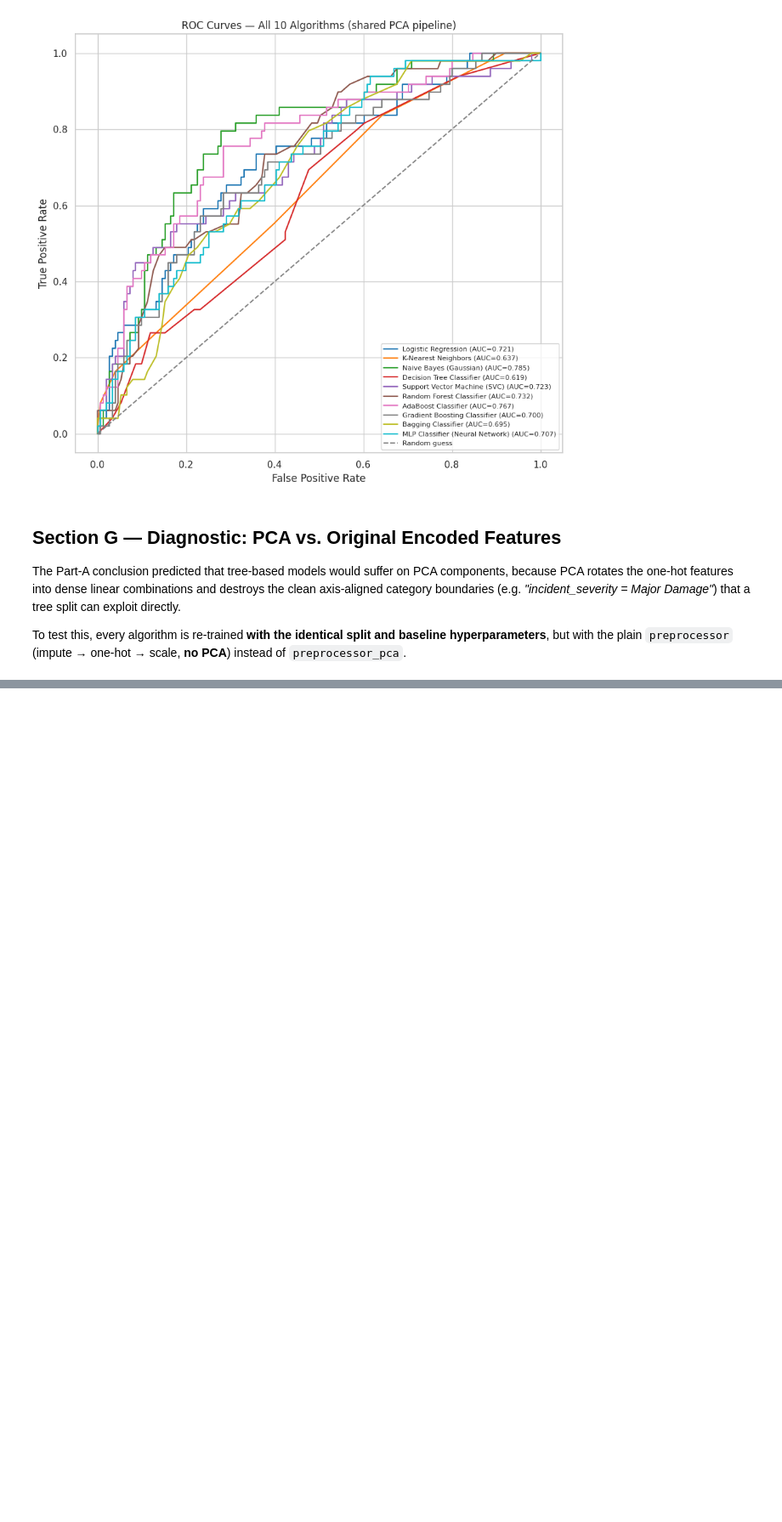
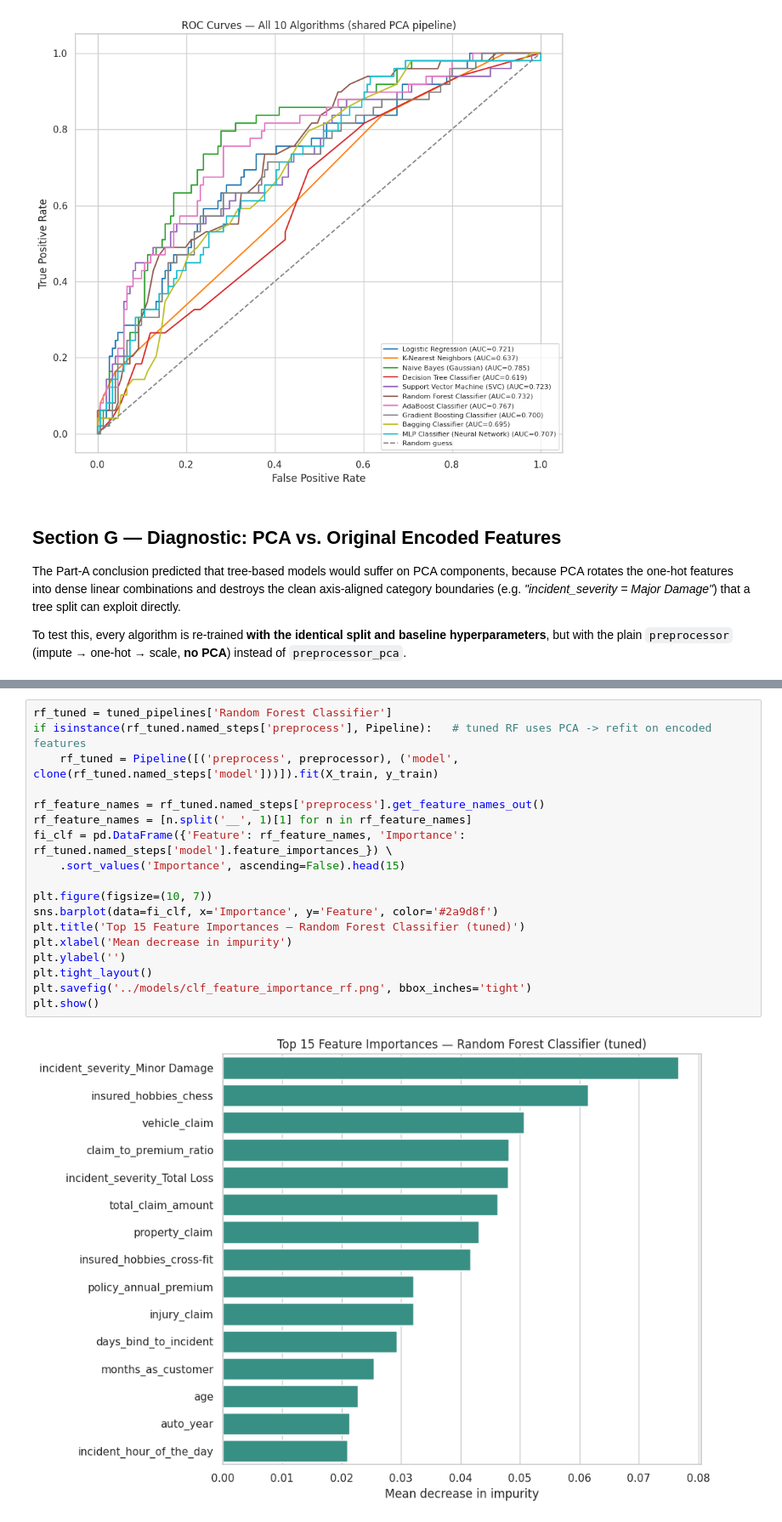
Before and after one commit to GVR2007/AI-risk-analysis, a Jupyter notebook: notebooks/classification.ipynb, the cells around one changed output, grey strips where cells are left out. Shown at 85% size. Drawn from its saved outputs; the diff is of its cells as text; blank space fills up the shorter version.

```diff
--- a/notebooks/classification.ipynb
+++ b/notebooks/classification.ipynb
@@ -755,0 +1002,20 @@ To test this, every algorithm is re-trained **with the identical split and basel
+# %%
+rf_tuned = tuned_pipelines['Random Forest Classifier']
+if isinstance(rf_tuned.named_steps['preprocess'], Pipeline):   # tuned RF uses PCA -> refit on encoded features
+    rf_tuned = Pipeline([('preprocess', preprocessor), ('model', clone(rf_tuned.named_steps['model']))]).fit(X_train, y_train)
+
+rf_feature_names = rf_tuned.named_steps['preprocess'].get_feature_names_out()
+rf_feature_names = [n.split('__', 1)[1] for n in rf_feature_names]
+fi_clf = pd.DataFrame({'Feature': rf_feature_names, 'Importance': rf_tuned.named_steps['model'].feature_importances_}) \
+    .sort_values('Importance', ascending=False).head(15)
+
+plt.figure(figsize=(10, 7))
+sns.barplot(data=fi_clf, x='Importance', y='Feature', color='#2a9d8f')
+plt.title('Top 15 Feature Importances — Random Forest Classifier (tuned)')
+plt.xlabel('Mean decrease in impurity')
+plt.ylabel('')
+plt.tight_layout()
+plt.savefig('../models/clf_feature_importance_rf.png', bbox_inches='tight')
+plt.show()
+# %% [output]
+[figure, added]
```
Also changed, not shown: parts of 19 cells of this notebook.
